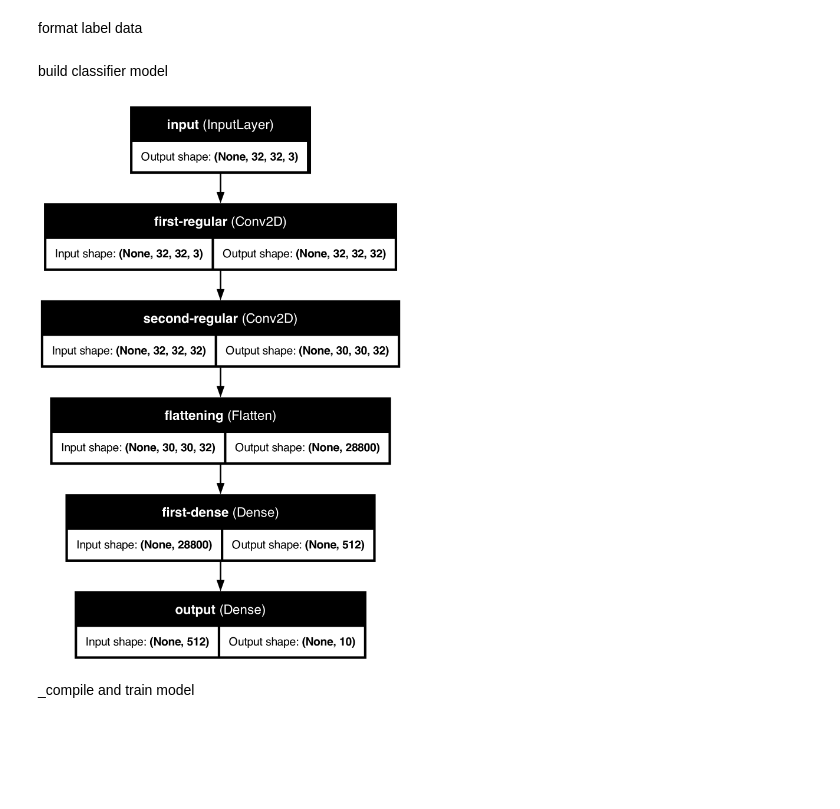
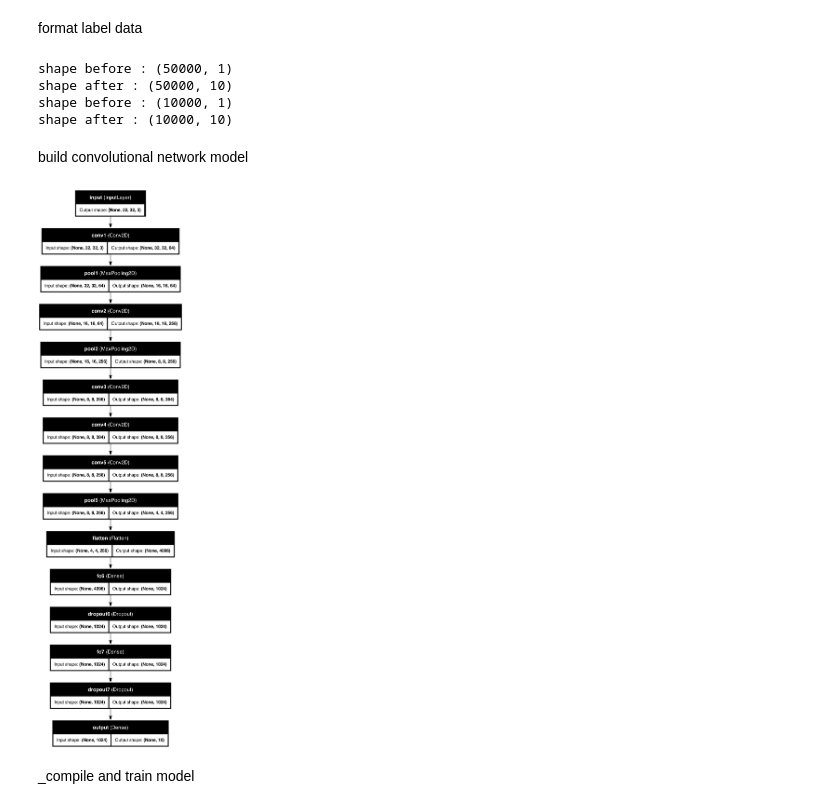
Before and after one commit to JeremiJL/WMA, a Jupyter notebook: projects/project_04/solution.ipynb, the cells around one changed output. Cells and saved outputs as stored; diff of their text form; code cells hidden in the pictures; blank space fills up the shorter version.

```diff
--- a/projects/project_04/solution.ipynb
+++ b/projects/project_04/solution.ipynb
@@ -58,40 +79,57 @@ shape after : (10000, 32, 32, 3)
 format label data
 # %%
 def format_label_data(data_set: ndarray) -> ndarray:
-    formatted = data_set.copy()
-    print(f"shape before : {formatted.shape}")
-    formatted = np.asarray([tf.one_hot(e.astype(np.int32), depth=10) for e in formatted])
+    formatted = data_set.copy().reshape(-1)
+    print(f"shape before : {data_set.shape}")
+    formatted = tf.one_hot(formatted.astype(np.int32), depth=10).numpy()
     print(f"shape after : {formatted.shape}")
     return formatted
 
 y_train = format_label_data(y_train)
 y_test = format_label_data(y_test)
 
-assert 10 == y_train.shape[2]
-assert 10 == y_test.shape[2]
+assert 10 == y_train.shape[1]
+assert 10 == y_test.shape[1]
+# %% [output]
+shape before : (50000, 1)
+shape after : (50000, 10)
+shape before : (10000, 1)
+shape after : (10000, 10)
 # %% [markdown]
-build classifier model
+build convolutional network model
 # %%
-inputs = tf.keras.Input(shape=x_train.shape[1:], name="input")
+inputs = keras.Input(shape=(32, 32, 3), name="input")
 
-x = tf.keras.layers.Conv2D(32, 3, padding="same", activation="relu", name="first-regular")(inputs)
-x = tf.keras.layers.Conv2D(32, 3, activation="relu", name="second-regular")(x)
+# alex net like network
+x = keras.layers.Conv2D(filters=64, kernel_size=3, padding="same", activation="relu", name="conv1")(inputs)
+x = keras.layers.MaxPooling2D(2, name="pool1")(x)
 
-x = tf.keras.layers.Flatten(name="flattening")(x)
-x = tf.keras.layers.Dense(512, activation="relu", name="first-dense")(x)
+x = keras.layers.Conv2D(filters=256, kernel_size=3, padding="same", activation="relu", name="conv2")(x)
+x = keras.layers.MaxPooling2D(2, name="pool2")(x)
+
+x = keras.layers.Conv2D(filters=384, kernel_size=3, padding="same", activation="relu", name="conv3")(x)
+x = keras.layers.Conv2D(filters=256, kernel_size=3, padding="same", activation="relu", name="conv4")(x)
+x = keras.layers.Conv2D(filters=256, kernel_size=3, padding="same", activation="relu", name="conv5")(x)
+x = keras.layers.MaxPooling2D(2, name="pool5")(x)
+
+x = keras.layers.Flatten(name="flatten")(x)
+x = keras.layers.Dense(units=1024, activation="relu", name="fc6")(x)
+x = keras.layers.Dropout(0.5, name="dropout6")(x)
+x = keras.layers.Dense(units=1024, activation="relu", name="fc7")(x)
+x = keras.layers.Dropout(0.5, name="dropout7")(x)
 
 outputs = tf.keras.layers.Dense(num_of_classes, activation="softmax", name="output")(x)
 
 model = tf.keras.Model(inputs=inputs, outputs=outputs)
 
 plot_model(
     model,
     "convolutional_network.png",
     show_shapes=True,
     show_layer_names=True
 )
 # %% [output]
-[figure, old version]
+[figure, new version]
 # %% [markdown]
 _compile and train model
 # %%
```
Also changed, not shown: parts of 7 cells of this notebook, 1 other file.
